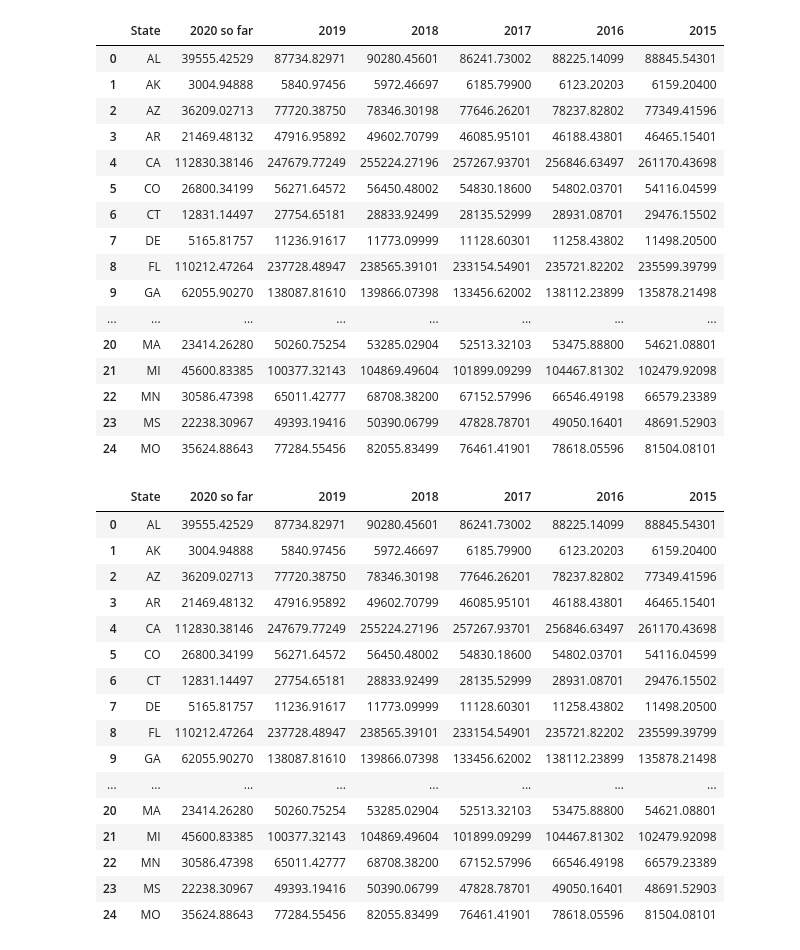
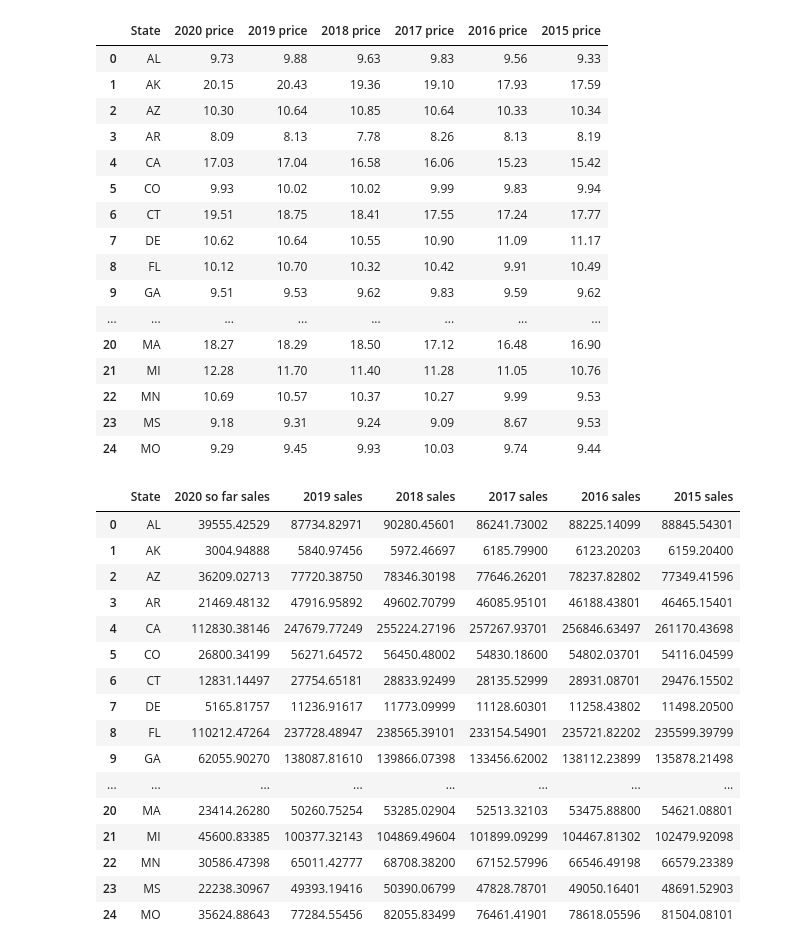
Before and after one commit to gpivaro/Project_1, a Jupyter notebook: Project_Notebook_API_KF.ipynb, the cells around one changed output. Drawn from its saved outputs; the diff is of its cells as text; code cells hidden in the pictures.

Commit message:
adding API call and other data

```diff
--- a/Project_Notebook_API_KF.ipynb
+++ b/Project_Notebook_API_KF.ipynb
@@ -10,67 +10,67 @@ from config import api_key
 # %%
 #setting up API url to get the price
 
 url = "http://api.eia.gov/series/?api_key="
 
-elect_qua_price_df = pd.DataFrame(columns = ["State","2020","2019","2018","2017","2016","2015"])
-elect_qua_sales_df = pd.DataFrame(columns = ["State","2020 so far","2019","2018","2017","2016","2015"])
+elect_qua_price_df = pd.DataFrame(columns = ["State","2020 price","2019 price","2018 price","2017 price","2016 price","2015 price"])
+elect_qua_sales_df = pd.DataFrame(columns = ["State","2020 so far sales","2019 sales","2018 sales","2017 sales","2016 sales","2015 sales"])
 states = ["AL","AK","AZ", "AR","CA","CO","CT", "DE","FL","GA", "HI", "ID", "IL","IN", "IA","KS", "KY","LA","ME","MD",
           "MA","MI","MN", "MS","MO","MT", "NE","NV","NH","NJ","NM","NY","NC","ND","OH","OK","OR","PA","RI","SC","SD",
           "TN","TX","UT","VT","VA","WA","WV","WI","WY"]
 
 #looping through the call to get information calling API calling for price
 for states in states:
     elec_df_q = requests.get(url+ api_key +"&series_id=ELEC.PRICE."+states+"-ALL.Q").json()
     Q1 = elec_df_q['series'][0]['data'][1][1]
     Q2 = elec_df_q['series'][0]['data'][0][1]
     elec_df_y = requests.get(url+ api_key +"&series_id=ELEC.PRICE."+states+"-ALL.A").json()
     yr_2020 = round((Q1+Q2)/2,2)
-    new_row_df = {"State": states,"2020":yr_2020 ,
-               "2019":elec_df_y['series'][0]['data'][0][1],
-               "2018":elec_df_y['series'][0]['data'][1][1],
-               "2017":elec_df_y['series'][0]['data'][2][1],
-               "2016":elec_df_y['series'][0]['data'][3][1],
-               "2015":elec_df_y['series'][0]['data'][4][1]
+    new_row_df = {"State": states,"2020 price":yr_2020 ,
+               "2019 price":elec_df_y['series'][0]['data'][0][1],
+               "2018 price":elec_df_y['series'][0]['data'][1][1],
+               "2017 price":elec_df_y['series'][0]['data'][2][1],
+               "2016 price":elec_df_y['series'][0]['data'][3][1],
+               "2015 price":elec_df_y['series'][0]['data'][4][1]
                  }
     elect_qua_price_df = elect_qua_price_df.append(new_row_df, ignore_index=True)
     elec_df_new = requests.get(url+ api_key +"&series_id=ELEC.SALES."+states+"-ALL.Q").json()
     Q1_s = elec_df_new['series'][0]['data'][1][1]
     Q2_s = elec_df_new['series'][0]['data'][0][1]
     elec_df_y_s = requests.get(url+ api_key +"&series_id=ELEC.SALES."+states+"-ALL.A").json()
     yr_2020_s = (Q2_s+Q1_s)
-    new_row_df = {"State": states,"2020 so far":yr_2020_s ,
-               "2019":elec_df_y_s['series'][0]['data'][0][1],
-               "2018":elec_df_y_s['series'][0]['data'][1][1],
-               "2017":elec_df_y_s['series'][0]['data'][2][1],
-               "2016":elec_df_y_s['series'][0]['data'][3][1],
-               "2015":elec_df_y_s['series'][0]['data'][4][1]
+    new_row_df = {"State": states,"2020 so far sales":yr_2020_s ,
+               "2019 sales":elec_df_y_s['series'][0]['data'][0][1],
+               "2018 sales":elec_df_y_s['series'][0]['data'][1][1],
+               "2017 sales":elec_df_y_s['series'][0]['data'][2][1],
+               "2016 sales":elec_df_y_s['series'][0]['data'][3][1],
+               "2015 sales":elec_df_y_s['series'][0]['data'][4][1]
                  }
     elect_qua_sales_df = elect_qua_sales_df.append(new_row_df, ignore_index=True)
 
 
 elect_qua_price_df.head(25)
 # %% [output]
-|  | State | 2020 so far | 2019 | 2018 | 2017 | 2016 | 2015 |
-| 0 | AL | 39555.42529 | 87734.82971 | 90280.45601 | 86241.73002 | 88225.14099 | 88845.54301 |
-| 1 | AK | 3004.94888 | 5840.97456 | 5972.46697 | 6185.79900 | 6123.20203 | 6159.20400 |
-| 2 | AZ | 36209.02713 | 77720.38750 | 78346.30198 | 77646.26201 | 78237.82802 | 77349.41596 |
-| 3 | AR | 21469.48132 | 47916.95892 | 49602.70799 | 46085.95101 | 46188.43801 | 46465.15401 |
-| 4 | CA | 112830.38146 | 247679.77249 | 255224.27196 | 257267.93701 | 256846.63497 | 261170.43698 |
-| 5 | CO | 26800.34199 | 56271.64572 | 56450.48002 | 54830.18600 | 54802.03701 | 54116.04599 |
-| 6 | CT | 12831.14497 | 27754.65181 | 28833.92499 | 28135.52999 | 28931.08701 | 29476.15502 |
-| 7 | DE | 5165.81757 | 11236.91617 | 11773.09999 | 11128.60301 | 11258.43802 | 11498.20500 |
-| 8 | FL | 110212.47264 | 237728.48947 | 238565.39101 | 233154.54901 | 235721.82202 | 235599.39799 |
-| 9 | GA | 62055.90270 | 138087.81610 | 139866.07398 | 133456.62002 | 138112.23899 | 135878.21498 |
+|  | State | 2020 price | 2019 price | 2018 price | 2017 price | 2016 price | 2015 price |
+| 0 | AL | 9.73 | 9.88 | 9.63 | 9.83 | 9.56 | 9.33 |
+| 1 | AK | 20.15 | 20.43 | 19.36 | 19.10 | 17.93 | 17.59 |
+| 2 | AZ | 10.30 | 10.64 | 10.85 | 10.64 | 10.33 | 10.34 |
+| 3 | AR | 8.09 | 8.13 | 7.78 | 8.26 | 8.13 | 8.19 |
+| 4 | CA | 17.03 | 17.04 | 16.58 | 16.06 | 15.23 | 15.42 |
+| 5 | CO | 9.93 | 10.02 | 10.02 | 9.99 | 9.83 | 9.94 |
+| 6 | CT | 19.51 | 18.75 | 18.41 | 17.55 | 17.24 | 17.77 |
+| 7 | DE | 10.62 | 10.64 | 10.55 | 10.90 | 11.09 | 11.17 |
+| 8 | FL | 10.12 | 10.70 | 10.32 | 10.42 | 9.91 | 10.49 |
+| 9 | GA | 9.51 | 9.53 | 9.62 | 9.83 | 9.59 | 9.62 |
 | ... | ... | ... | ... | ... | ... | ... | ... |
-| 20 | MA | 23414.26280 | 50260.75254 | 53285.02904 | 52513.32103 | 53475.88800 | 54621.08801 |
-| 21 | MI | 45600.83385 | 100377.32143 | 104869.49604 | 101899.09299 | 104467.81302 | 102479.92098 |
-| 22 | MN | 30586.47398 | 65011.42777 | 68708.38200 | 67152.57996 | 66546.49198 | 66579.23389 |
-| 23 | MS | 22238.30967 | 49393.19416 | 50390.06799 | 47828.78701 | 49050.16401 | 48691.52903 |
-| 24 | MO | 35624.88643 | 77284.55456 | 82055.83499 | 76461.41901 | 78618.05596 | 81504.08101 |
+| 20 | MA | 18.27 | 18.29 | 18.50 | 17.12 | 16.48 | 16.90 |
+| 21 | MI | 12.28 | 11.70 | 11.40 | 11.28 | 11.05 | 10.76 |
+| 22 | MN | 10.69 | 10.57 | 10.37 | 10.27 | 9.99 | 9.53 |
+| 23 | MS | 9.18 | 9.31 | 9.24 | 9.09 | 8.67 | 9.53 |
+| 24 | MO | 9.29 | 9.45 | 9.93 | 10.03 | 9.74 | 9.44 |
 # %%
 elect_qua_sales_df.head(25)
 # %% [output]
-|  | State | 2020 so far | 2019 | 2018 | 2017 | 2016 | 2015 |
+|  | State | 2020 so far sales | 2019 sales | 2018 sales | 2017 sales | 2016 sales | 2015 sales |
 | 0 | AL | 39555.42529 | 87734.82971 | 90280.45601 | 86241.73002 | 88225.14099 | 88845.54301 |
 | 1 | AK | 3004.94888 | 5840.97456 | 5972.46697 | 6185.79900 | 6123.20203 | 6159.20400 |
 | 2 | AZ | 36209.02713 | 77720.38750 | 78346.30198 | 77646.26201 | 78237.82802 | 77349.41596 |
```
Also changed, not shown: parts of 11 cells of this notebook.
